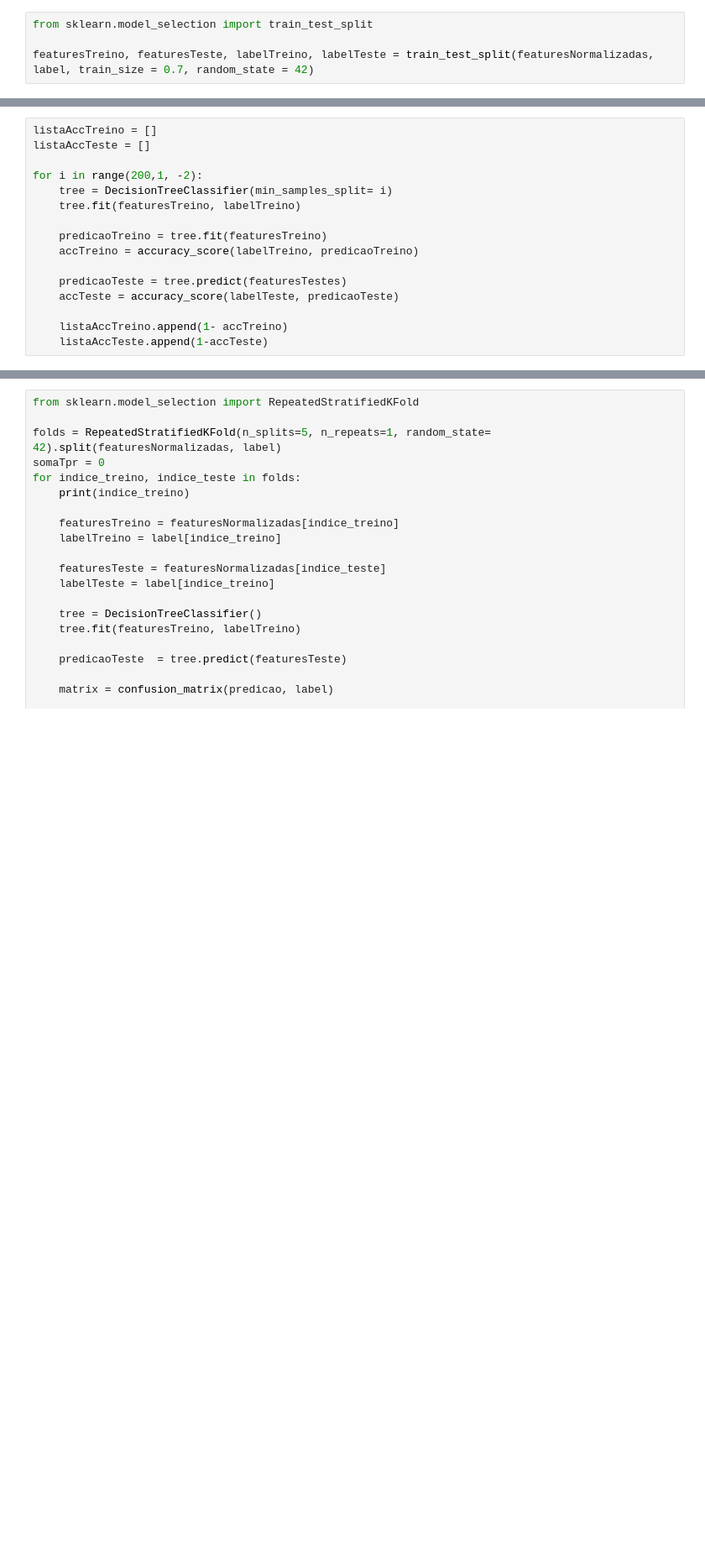
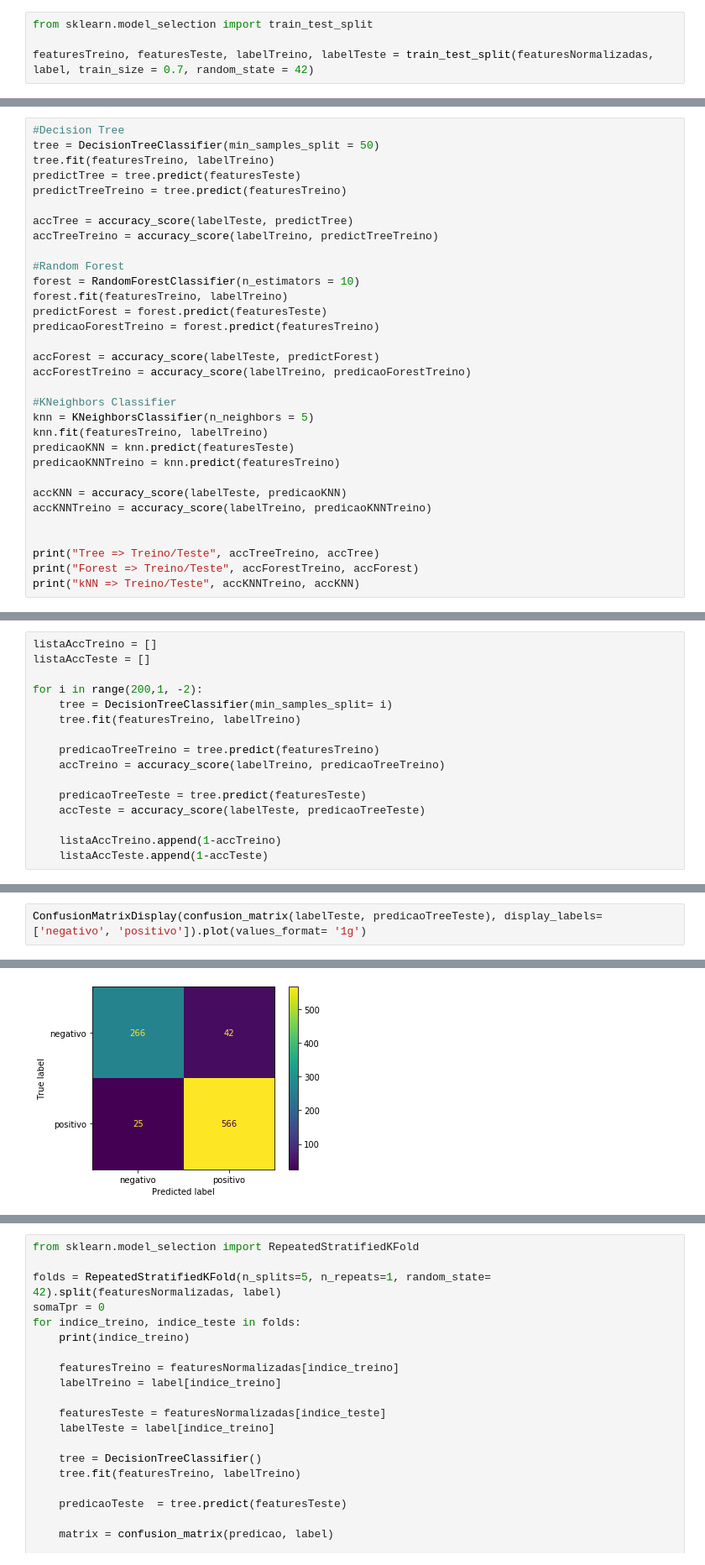
Before and after one commit to AleBark/Data-Mining-Basics, a Jupyter notebook: list_03/ex_03.ipynb, the cells around one changed output, grey strips where cells are left out. Shown at 84% size. Saved outputs shown, nothing was run; the diff lists cells and outputs as text; blank space fills up the shorter version.

Commit message:
analise treino e teste parte 2

```diff
--- a/list_03/ex_03.ipynb
+++ b/list_03/ex_03.ipynb
@@ -196,0 +225,32 @@ accuracy_score(labelTreino,predicaoTreino )
+# %%
+#Decision Tree
+tree = DecisionTreeClassifier(min_samples_split = 50)
+tree.fit(featuresTreino, labelTreino)
+predictTree = tree.predict(featuresTeste)
+predictTreeTreino = tree.predict(featuresTreino)
+
+accTree = accuracy_score(labelTeste, predictTree)
+accTreeTreino = accuracy_score(labelTreino, predictTreeTreino)
+
+#Random Forest
+forest = RandomForestClassifier(n_estimators = 10)
+forest.fit(featuresTreino, labelTreino)
+predictForest = forest.predict(featuresTeste)
+predicaoForestTreino = forest.predict(featuresTreino)
+
+accForest = accuracy_score(labelTeste, predictForest)
+accForestTreino = accuracy_score(labelTreino, predicaoForestTreino)
+
+#KNeighbors Classifier
+knn = KNeighborsClassifier(n_neighbors = 5)
+knn.fit(featuresTreino, labelTreino)
+predicaoKNN = knn.predict(featuresTeste)
+predicaoKNNTreino = knn.predict(featuresTreino)
+
+accKNN = accuracy_score(labelTeste, predicaoKNN)
+accKNNTreino = accuracy_score(labelTreino, predicaoKNNTreino)
+
+
+print("Tree => Treino/Teste", accTreeTreino, accTree)
+print("Forest => Treino/Teste", accForestTreino, accForest)
+print("kNN => Treino/Teste", accKNNTreino, accKNN)
@@ -202,11 +266,11 @@ for i in range(200,1, -2):
     tree = DecisionTreeClassifier(min_samples_split= i)
     tree.fit(featuresTreino, labelTreino)
 
-    predicaoTreino = tree.fit(featuresTreino)
-    accTreino = accuracy_score(labelTreino, predicaoTreino)
+    predicaoTreeTreino = tree.predict(featuresTreino)
+    accTreino = accuracy_score(labelTreino, predicaoTreeTreino)
 
-    predicaoTeste = tree.predict(featuresTestes)
-    accTeste = accuracy_score(labelTeste, predicaoTeste)
+    predicaoTreeTeste = tree.predict(featuresTeste)
+    accTeste = accuracy_score(labelTeste, predicaoTreeTeste)
 
-    listaAccTreino.append(1- accTreino)
+    listaAccTreino.append(1-accTreino)
     listaAccTeste.append(1-accTeste)
@@ -212,0 +289,3 @@ for i in range(200,1, -2):
+# %%
+ConfusionMatrixDisplay(confusion_matrix(labelTeste, predicaoTreeTeste), display_labels=['negativo', 'positivo']).plot(values_format= '1g')
+# %% [output]
@@ -212,0 +293 @@ for i in range(200,1, -2):
+[figure, added]
```
Also changed, not shown: parts of 27 cells of this notebook, 1 other file.
